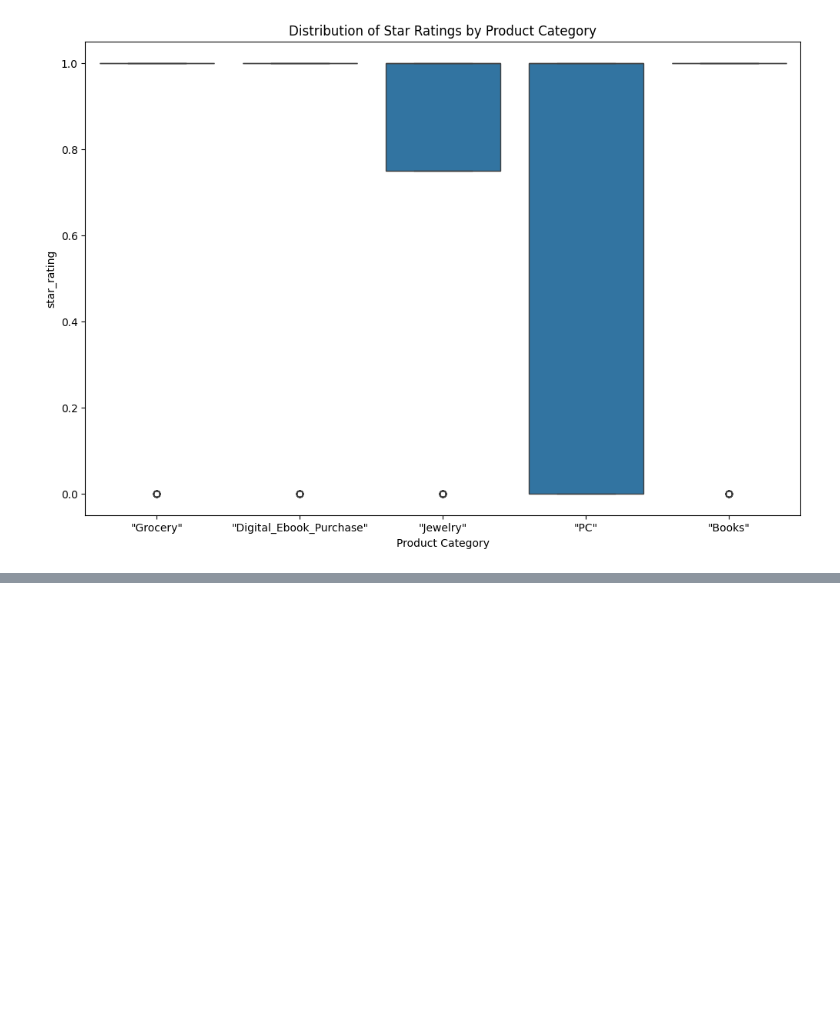
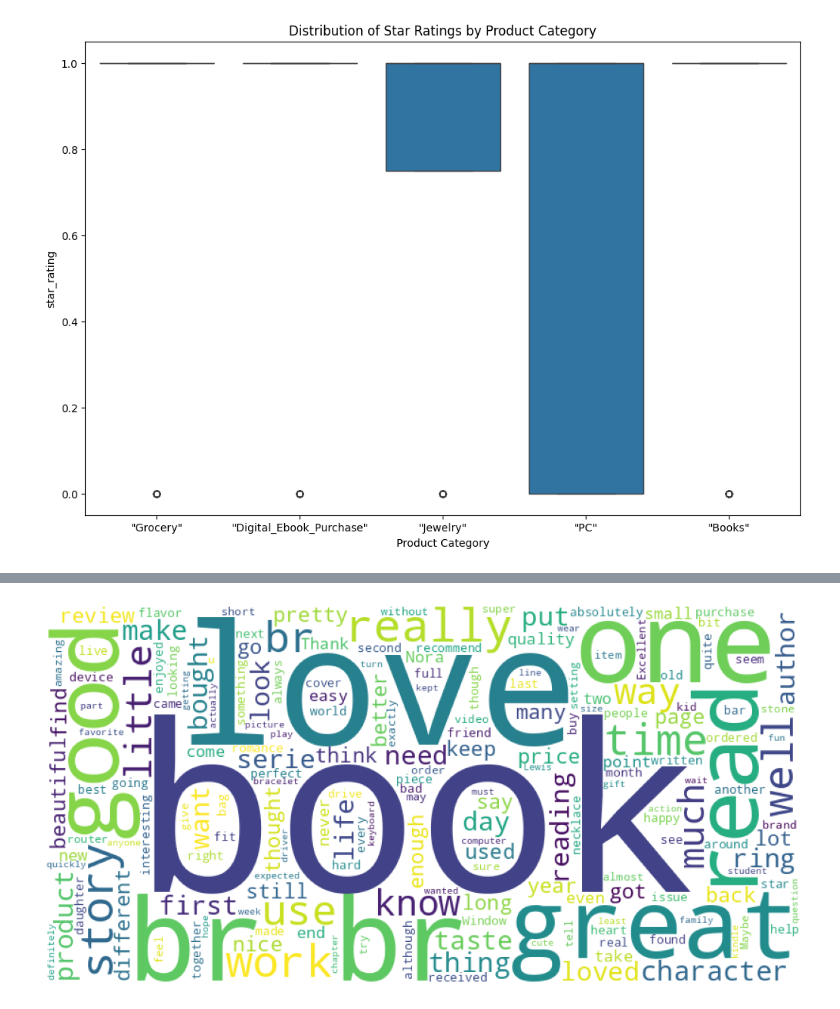
Before and after one commit to DuttaJasmine/OxPython4DataScience, a Jupyter notebook: 1. Data Exploration using Amazon book dataset.ipynb, the cells around one changed output, grey strips where cells are left out. Saved outputs shown, nothing was run; the diff lists cells and outputs as text; code cells hidden in the pictures; blank space fills up the shorter version.

```diff
--- a/1. Data Exploration using Amazon book dataset.ipynb
+++ b/1. Data Exploration using Amazon book dataset.ipynb
@@ -238,0 +248,29 @@ plt.ylabel('Star Rating')
+# %%
+#Create a word cloud to visualize the most common words in the reviews
+from wordcloud import WordCloud, STOPWORDS
+import nltk
+from nltk.corpus import stopwords
+
+# Download stopwords if not already downloaded
+nltk.download('stopwords')
+
+# Combine NLTK and WordCloud stopwords
+stop_words = set(stopwords.words('english'))
+stop_words.update(STOPWORDS)
+
+# Concatenate all review bodies into a single string
+all_reviews = ' '.join(df['review_body'].astype(str).tolist())
+
+# Generate the word cloud
+wordcloud = WordCloud(width=800, height=400,
+                      background_color='white',
+                      stopwords=stop_words,
+                      min_font_size=10).generate(all_reviews)
+
+# Display the generated image:
+plt.figure(figsize=(10, 7), facecolor=None)
+plt.imshow(wordcloud)
+plt.axis("off")
+plt.tight_layout(pad=0)
+plt.show()
+# %% [output]
@@ -238,0 +279 @@ plt.ylabel('Star Rating')
+[figure, added]
```
Also changed, not shown: parts of 6 cells of this notebook.
